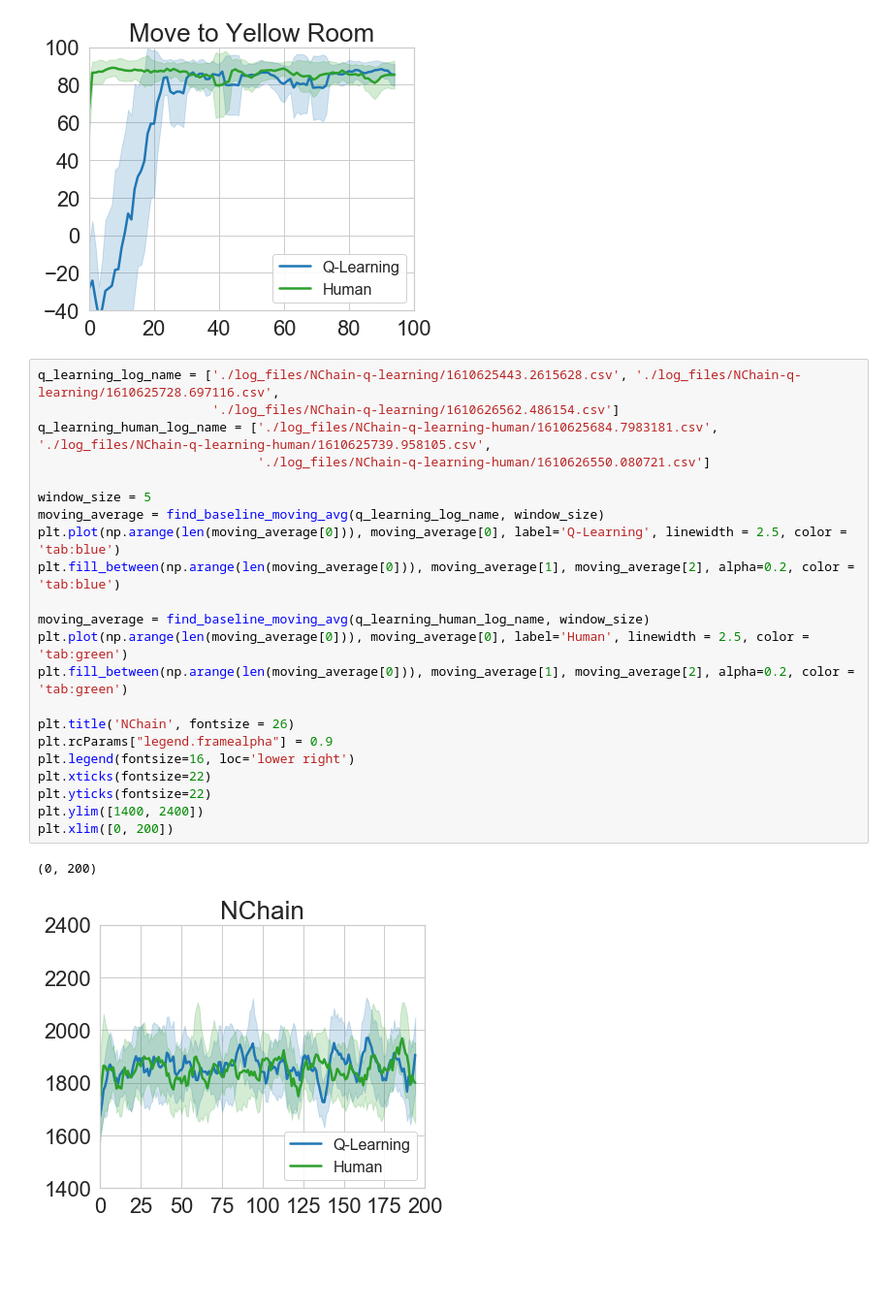
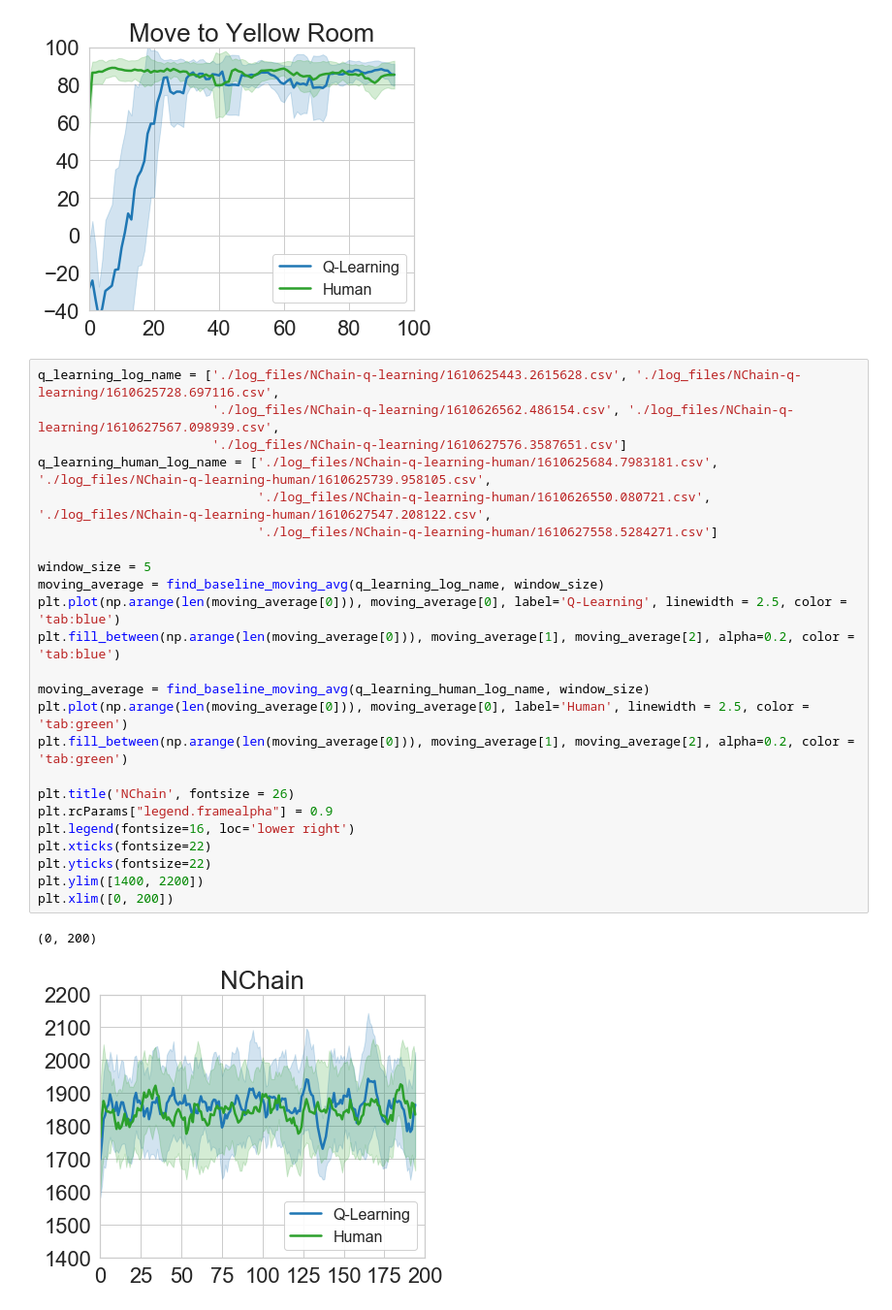
Before and after one commit to kadysongbb/efficient-wpo, a Jupyter notebook: tabular/grid_view_training.ipynb, the cells around one changed output. Shown at 97% size. Saved outputs shown, nothing was run; the diff lists cells and outputs as text; blank space fills up the shorter version.

```diff
--- a/tabular/grid_view_training.ipynb
+++ b/tabular/grid_view_training.ipynb
@@ -228,26 +228,28 @@ plt.xlim([0, 100])
 [figure]
 # %%
 q_learning_log_name = ['./log_files/NChain-q-learning/1610625443.2615628.csv', './log_files/NChain-q-learning/1610625728.697116.csv',
-                       './log_files/NChain-q-learning/1610626562.486154.csv']
+                       './log_files/NChain-q-learning/1610626562.486154.csv', './log_files/NChain-q-learning/1610627567.098939.csv',
+                       './log_files/NChain-q-learning/1610627576.3587651.csv']
 q_learning_human_log_name = ['./log_files/NChain-q-learning-human/1610625684.7983181.csv', './log_files/NChain-q-learning-human/1610625739.958105.csv',
-                             './log_files/NChain-q-learning-human/1610626550.080721.csv']
+                             './log_files/NChain-q-learning-human/1610626550.080721.csv', './log_files/NChain-q-learning-human/1610627547.208122.csv',
+                             './log_files/NChain-q-learning-human/1610627558.5284271.csv']
 
 window_size = 5
 moving_average = find_baseline_moving_avg(q_learning_log_name, window_size)
 plt.plot(np.arange(len(moving_average[0])), moving_average[0], label='Q-Learning', linewidth = 2.5, color = 'tab:blue')
 plt.fill_between(np.arange(len(moving_average[0])), moving_average[1], moving_average[2], alpha=0.2, color = 'tab:blue')
 
 moving_average = find_baseline_moving_avg(q_learning_human_log_name, window_size)
 plt.plot(np.arange(len(moving_average[0])), moving_average[0], label='Human', linewidth = 2.5, color = 'tab:green')
 plt.fill_between(np.arange(len(moving_average[0])), moving_average[1], moving_average[2], alpha=0.2, color = 'tab:green')
 
 plt.title('NChain', fontsize = 26)
 plt.rcParams["legend.framealpha"] = 0.9
 plt.legend(fontsize=16, loc='lower right')
 plt.xticks(fontsize=22)
 plt.yticks(fontsize=22)
-plt.ylim([1400, 2400])
+plt.ylim([1400, 2200])
 plt.xlim([0, 200])
 # %% [output]
 (0, 200)
-[figure, old version]
+[figure, new version]
```
Also changed, not shown: 5 other files.
